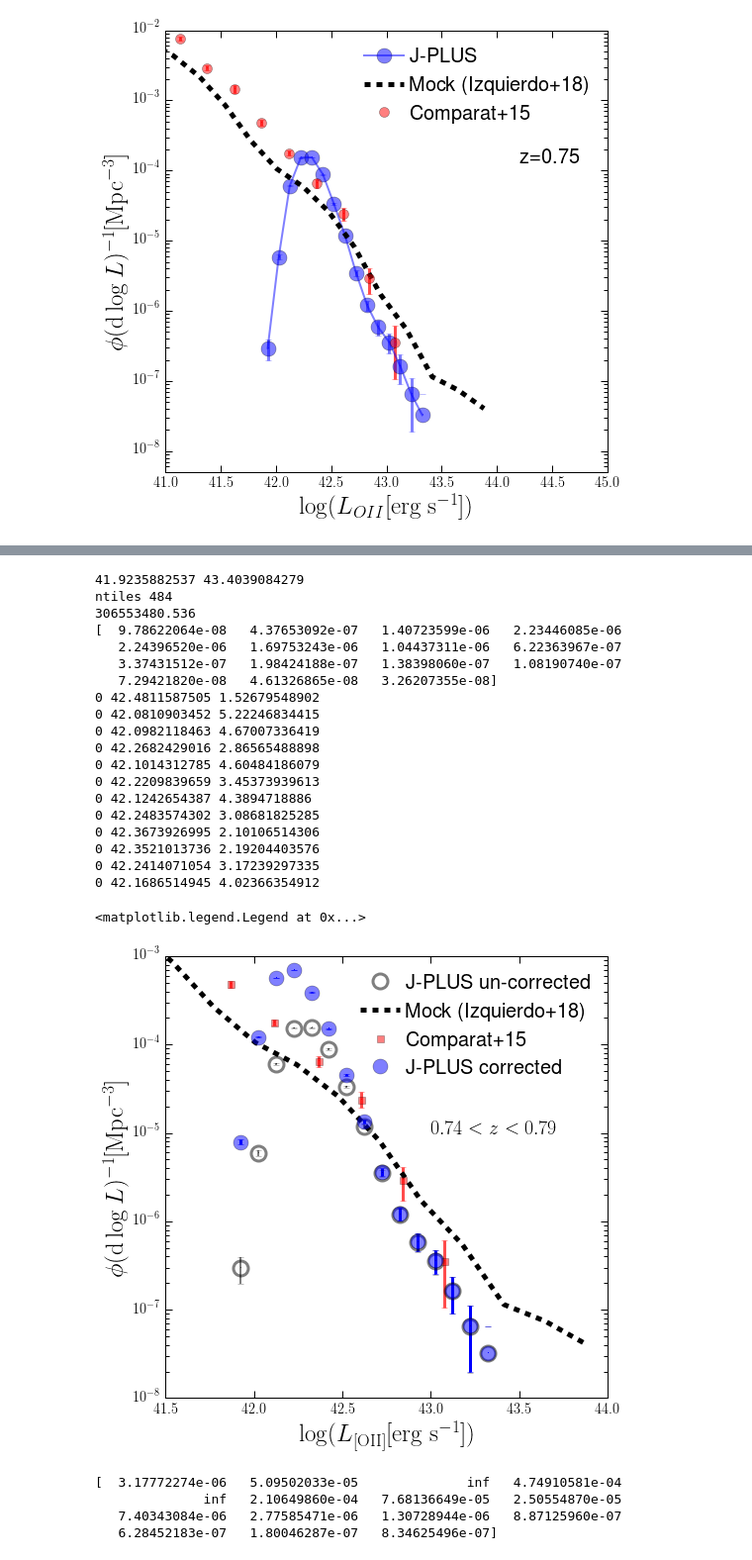
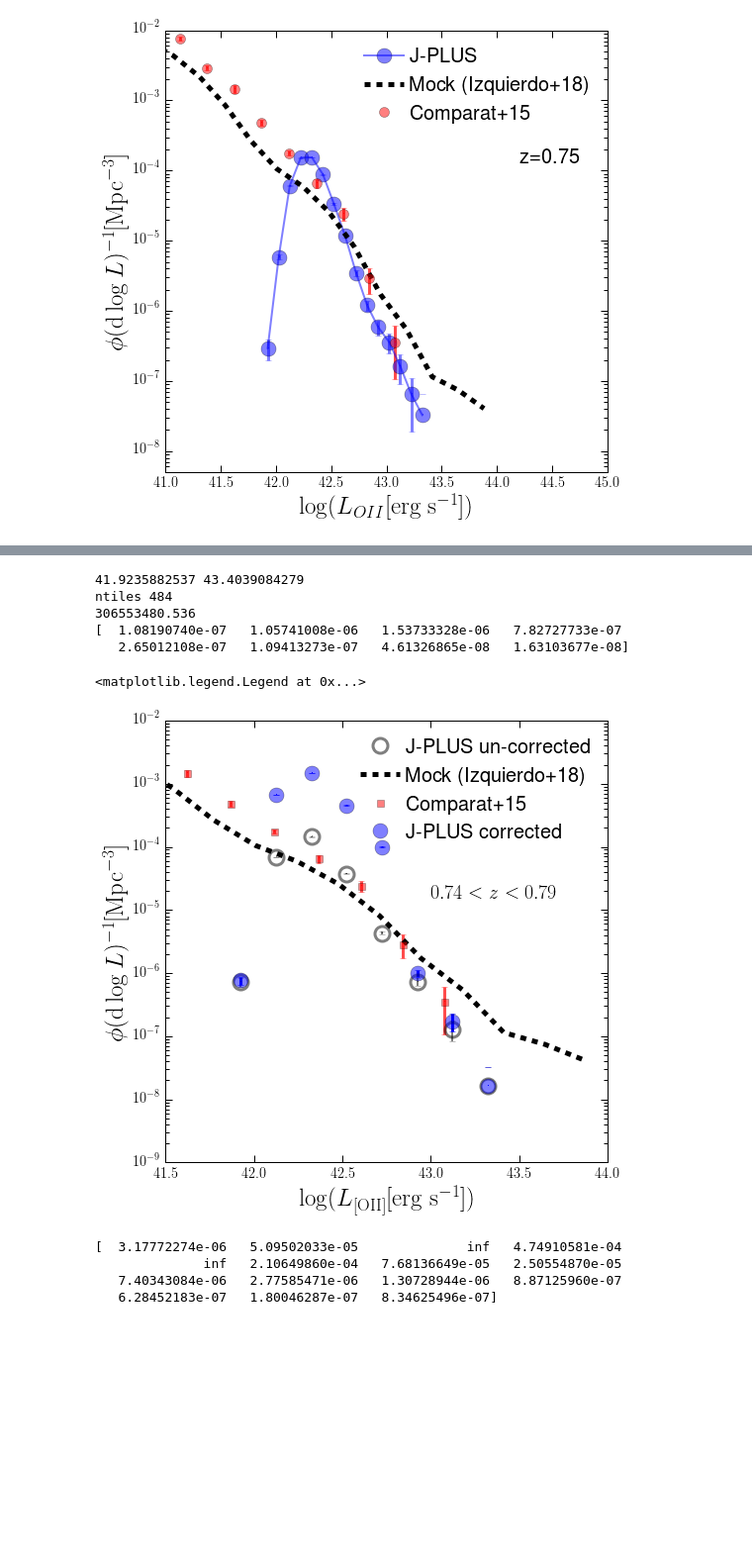
Before and after one commit to aaorsi/ELG_analysis, a Jupyter notebook: LFandclustering.ipynb, the cells around one changed output, grey strips where cells are left out. Shown at 99% size. Saved outputs shown, nothing was run; the diff lists cells and outputs as text; code cells hidden in the pictures; blank space fills up the shorter version.

```diff
--- a/LFandclustering.ipynb
+++ b/LFandclustering.ipynb
@@ -291,7 +298,7 @@ loii = f_oii * 4*np.pi*ld**2
 
 min_oii = np.min(np.log10(loii))
 max_oii = np.max(np.log10(loii))
-lbin = 0.1
+lbin = 0.2
 nbins = int(np.floor((max_oii-min_oii)/lbin+1))
 print min_oii,max_oii
 binarr = np.arange(nbins)*lbin + min_oii
@@ -338,55 +345,46 @@ ax.errorbar(dataphi[:,0],dataphi[:,1],yerr=[dataphi[:,5],dataphi[:,4]], fmt='r,'
 ntot = len(gal_oii['tile_id'])
 gal_oii['weight_c'] = np.zeros(ntot)
 for it in range(ntiles):
     tt = alltiles[it]
     gsel = np.where(gal_oii['tile_id'] == tt)[0]
     cf = comp_funcs[it][1]
     ngal = len(gsel)
     for ig in range(ngal):
         iid = gsel[ig]
-        gal_oii['weight_c'][iid] = 1 if cf(np.log10(loii[iid])) == 0 else 1./cf(np.log10(loii[iid]))
-
-        if it ==0:
-            print it,np.log10(loii[iid]), gal_oii['weight_c'][iid]
+        ll = np.log10(loii[iid]) if groupby == 'lum_line' else gal_oii['dm'][iid]
+        ccf = cf(ll)
+        gal_oii['weight_c'][iid] = (1./10**(ccf)) if ccf > -4 else 1.0
+ #       if ccf < -90:
+ #           print ccf
+  #      if it ==0:
+  #          print it,ll, gal_oii['weight_c'][iid]
+       # if ll < 42.0:
+       #     print it,ll, gal_oii['weight_c'][iid]
 
 
 phi2, lbb2 = np.histogram(np.log10(loii),bins=nbins,
                           range=[min_oii-lbin/2.,max_oii+lbin/2.],
                          weights = gal_oii['weight_c'])
 
 errs2 =np.sqrt(phi2)/(volume * lbin)
 
 ax.semilogy(binarr, phi2/volume/lbin,'bo',linewidth=2,markersize=15,label='J-PLUS corrected',
             alpha=0.5)
 ax.errorbar(binarr, phi2/volume/lbin, yerr = errs2, fmt='b,',alpha=1.0,elinewidth=3)
 
 
 ax.set_xlim([41.5,44])
-ax.set_ylim([1e-8,1e-3])
+ax.set_ylim([1e-9,1e-2])
 ax.text(0.6,0.6,r'$0.74<z<0.79$',transform=ax.transAxes,fontsize=20)
 ax.legend(loc='upper right',fontsize=20)
 # %% [output]
 41.9235882537 43.4039084279
 ntiles 484
 306553480.536
-[  9.78622064e-08   4.37653092e-07   1.40723599e-06   2.23446085e-06
-   2.24396520e-06   1.69753243e-06   1.04437311e-06   6.22363967e-07
-   3.37431512e-07   1.98424188e-07   1.38398060e-07   1.08190740e-07
-   7.29421820e-08   4.61326865e-08   3.26207355e-08]
-0 42.4811587505 1.52679548902
-0 42.0810903452 5.22246834415
-0 42.0982118463 4.67007336419
-0 42.2682429016 2.86565488898
-0 42.1014312785 4.60484186079
-0 42.2209839659 3.45373939613
-0 42.1242654387 4.3894718886
-0 42.2483574302 3.08681825285
-0 42.3673926995 2.10106514306
-0 42.3521013736 2.19204403576
-0 42.2414071054 3.17239297335
-0 42.1686514945 4.02366354912
+[  1.08190740e-07   1.05741008e-06   1.53733328e-06   7.82727733e-07
+   2.65012108e-07   1.09413273e-07   4.61326865e-08   1.63103677e-08]
 <matplotlib.legend.Legend at 0x...>
-[figure, old version]
+[figure, new version]
 # %%
 print phi2/volume/lbin
 # %% [output]
```
Also changed, not shown: parts of 4 cells of this notebook, 1 other file.
